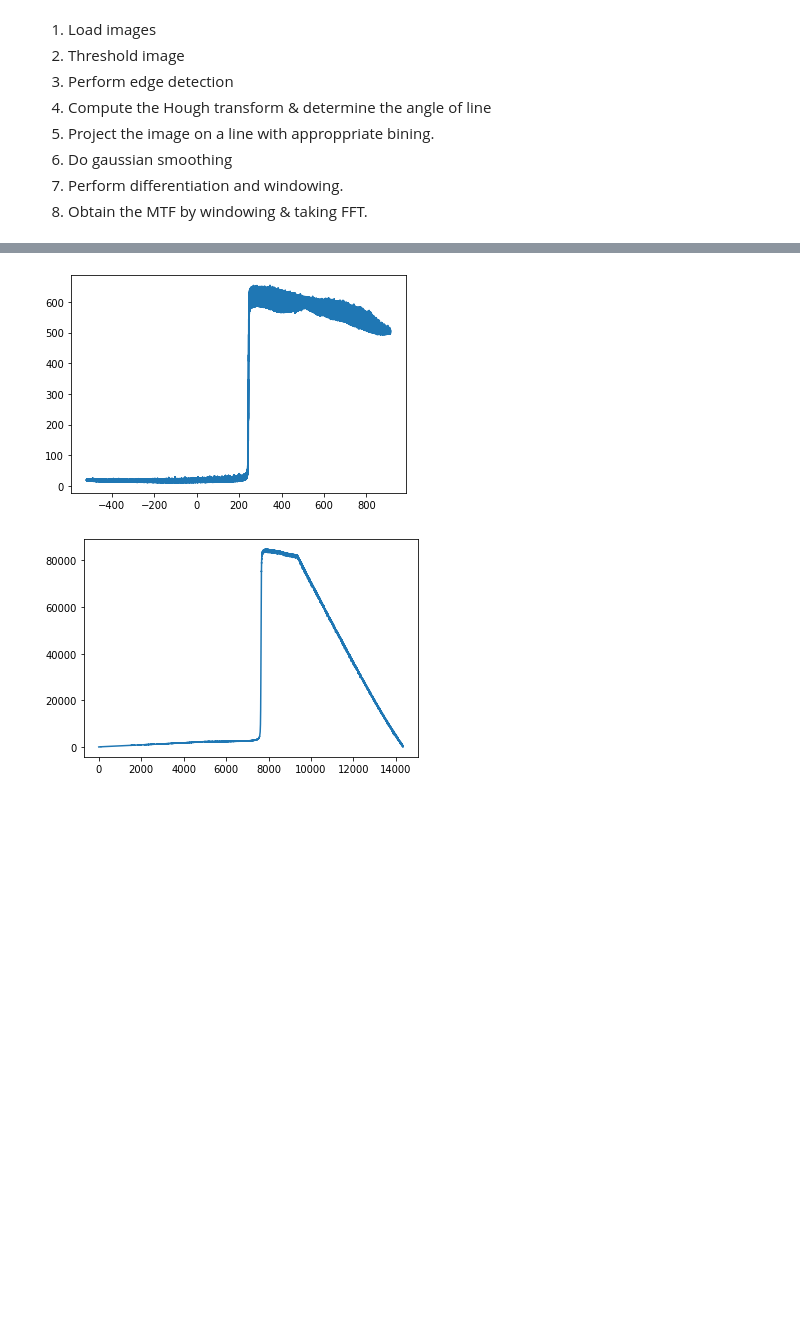
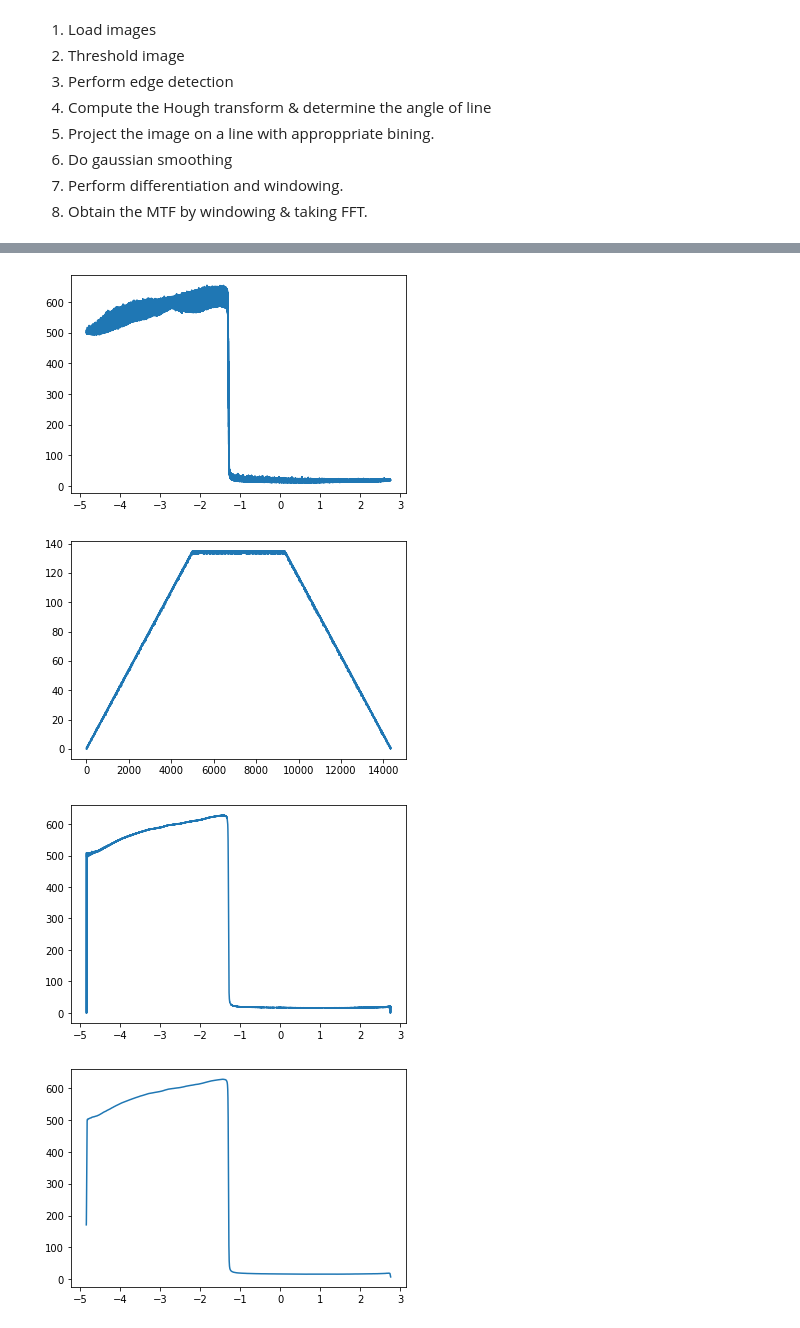
Before and after one commit to PrabhaSahiti/Imaging-Instrumentation, a Jupyter notebook: lab3_mtf.ipynb, the cells around one changed output, grey strips where cells are left out. Saved outputs shown, nothing was run; the diff lists cells and outputs as text; code cells hidden in the pictures; blank space fills up the shorter version.

```diff
--- a/lab3_mtf.ipynb
+++ b/lab3_mtf.ipynb
@@ -21,6 +23,7 @@ data = np.load(data_path)
 
 # Averaging image to remove noise
 img = np.mean(data, axis=0)
+img = np.transpose(img)
 
 # Visualize original image
 figure = plt.imshow(img, cmap='gray')
@@ -52,17 +55,17 @@ plt.show()
 lines = cv2.HoughLines(edge_img, 1, np.pi/180, 500, None, 0, 0)
 
 line_angle = lines[0,0,1] #Radians
-line_angle =  -(line_angle - 90*np.pi/180)
 # %%
 # Take transpose of image for vertical edge
-img_t =  np.transpose(img)
-edge_t = np.transpose(edge_img)
+img_t =  img #np.transpose(img)
+edge_t = edge_img #np.transpose(edge_img)
+line_angle = -line_angle
 
 # Project image on one-dimensional trace
 # Find the distance of each pixel on the 1D line
 s_arr = []
 val_arr = []
-p = 1 #Pixel dimension in mm
+p = 5.3e-3 #Pixel dimension in mm (5.3e-3mm)
 edge_val_thresh = 100
 edge_coord = []
 for y in range(50, edge_t.shape[0]): # Clipping initial 20 rows due to spurious edge
@@ -89,28 +92,45 @@ indx = s_arr.argsort()
 s_arr = s_arr[indx]
 val_arr = val_arr[indx]
 
+# # Clip edge values
+# s_arr = s_arr[5000:1200000]
+# val_arr = val_arr[5000:1200000]
+
 plt.plot(s_arr, val_arr)
 plt.show()
 # %% [output]
-[figure, old version]
+[figure, new version]
 # %%
 # Bin according to distance
 bin_size = 0.1*p
+
 min_val = np.amin(s_arr)
 max_val = np.amax(s_arr)
 bins = np.arange(min_val, max_val+bin_size, step=bin_size)
 esf_indx = np.digitize(s_arr, bins)
 
 esf_hist = np.zeros_like(bins)
 for i in range(0, len(val_arr)):
     bin_idx = esf_indx[i]
     esf_hist[bin_idx] = esf_hist[bin_idx] + val_arr[i]
 
-# esf_hist = np.histogram(val)
+s_count = np.bincount(esf_indx)
+# plt.plot(s_count)
+# plt.show()
 
-plt.plot(esf_hist)
+esf_hist = np.divide(esf_hist, s_count + 1e-20)
+# esf_hist = np.histogram(s_arr, bins)
+
+plt.plot(bins, esf_hist)
 plt.show()
+
+# Smoothing the esf with a gaussian kernel
+esf_hist = gaussian_filter1d(esf_hist, 8)
+plt.plot(bins, esf_hist)
+plt.show()
 # %% [output]
-[figure, old version]
+[figure, new version]
+[figure, added]
+[figure, added]
 # %%
 # Compute the LSF
```
Also changed, not shown: parts of 8 cells of this notebook.
